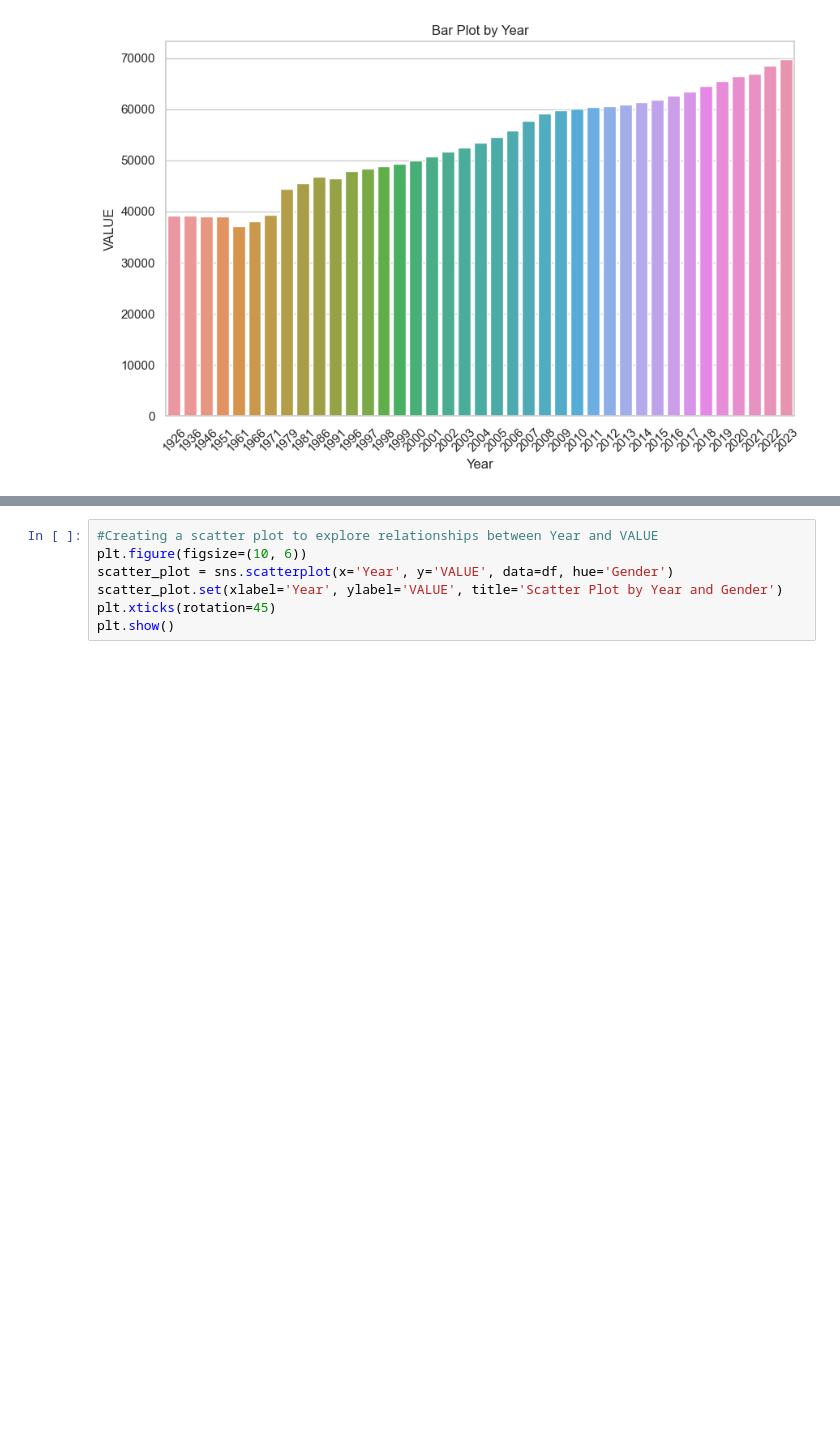
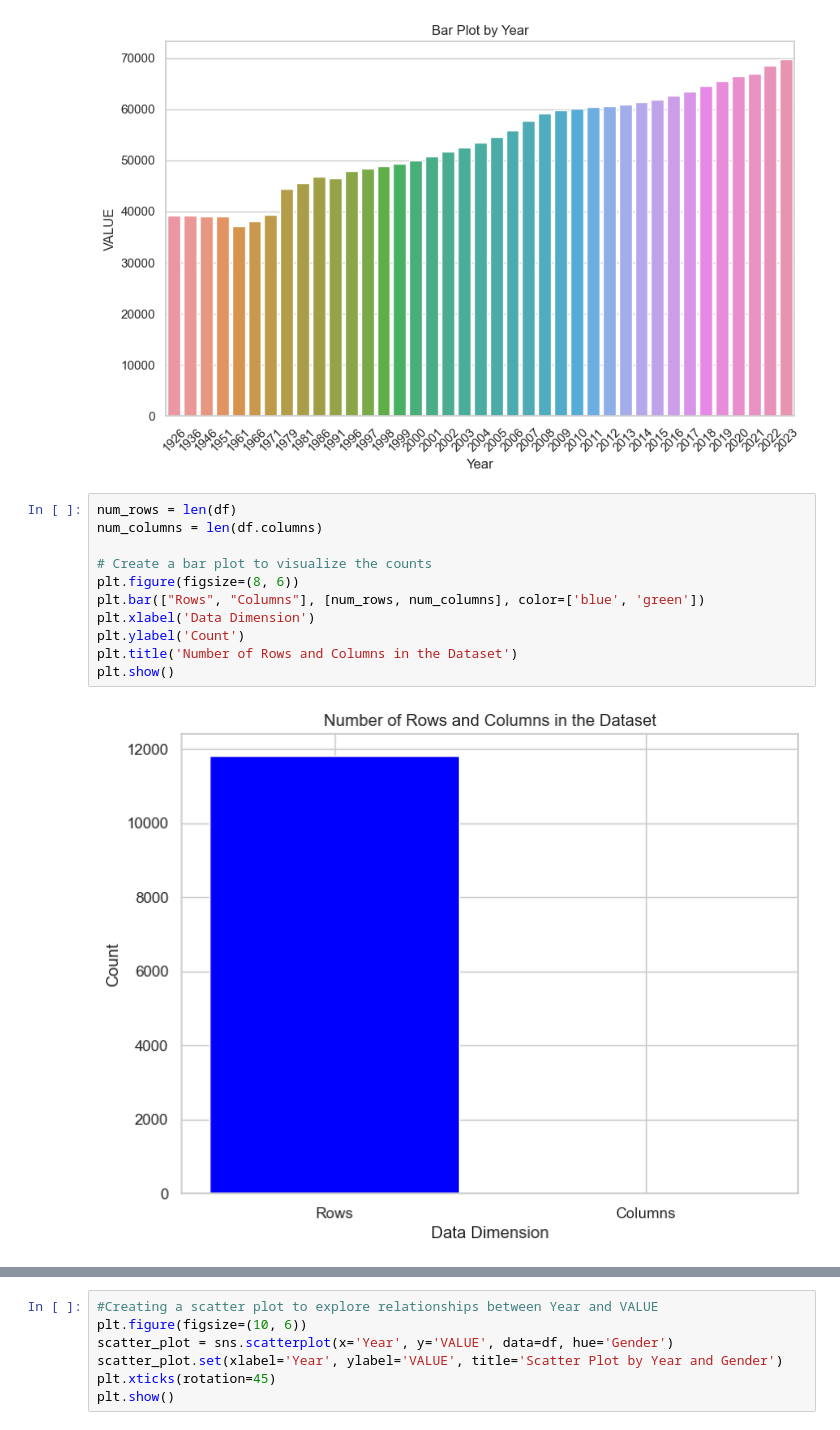
Before and after one commit to kalyanicct/DA-CA1, a Jupyter notebook: population.ipynb, the cells around one changed output, grey strips where cells are left out. Saved outputs shown, nothing was run; the diff lists cells and outputs as text; blank space fills up the shorter version.

```diff
--- a/population.ipynb
+++ b/population.ipynb
@@ -120,3 +118,16 @@ plt.xticks(rotation=45)
 plt.show()
 # %% [output]
 [figure]
+# %%
+num_rows = len(df)
+num_columns = len(df.columns)
+
+# Create a bar plot to visualize the counts
+plt.figure(figsize=(8, 6))
+plt.bar(["Rows", "Columns"], [num_rows, num_columns], color=['blue', 'green'])
+plt.xlabel('Data Dimension')
+plt.ylabel('Count')
+plt.title('Number of Rows and Columns in the Dataset')
+plt.show()
+# %% [output]
+[figure, added]
```
Also changed, not shown: parts of 7 cells of this notebook.
